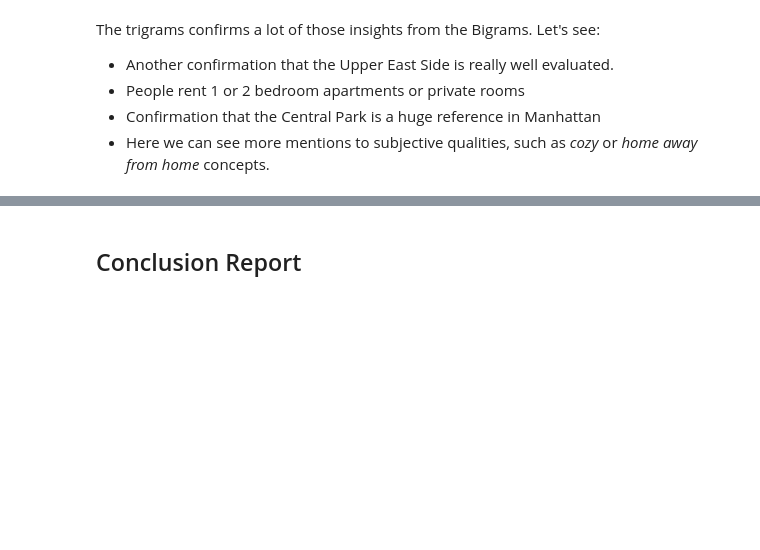
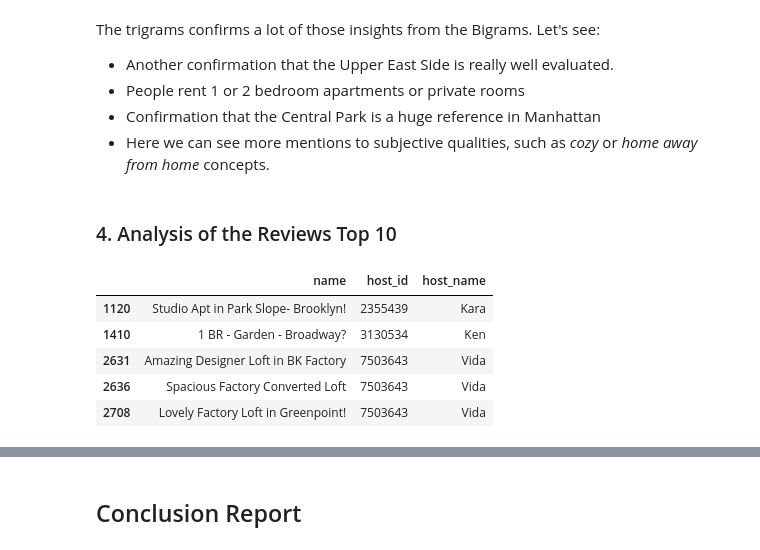
Before and after one commit to gurezende/NYC-Airbnb, a Jupyter notebook: New York Airbnb Dataset Viz.ipynb, the cells around one changed output, grey strips where cells are left out. Cells and saved outputs as stored; diff of their text form; code cells hidden in the pictures; blank space fills up the shorter version.

```diff
--- a/New York Airbnb Dataset Viz.ipynb
+++ b/New York Airbnb Dataset Viz.ipynb
@@ -496,3 +498,17 @@ The trigrams confirms a lot of those insights from the Bigrams. Let's see:
 - People rent 1 or 2 bedroom apartments or private rooms
 - Confirmation that the Central Park is a huge reference in Manhattan
 - Here we can see more mentions to subjective qualities, such as *cozy* or *home away from home* concepts.
+# %% [markdown]
+### 4. Analysis of the Reviews Top 10
+# %%
+# Making a subset
+df4 = df.filter(['name','host_id', 'host_name'], axis=1)
+df4 = df4[df4.host_name.isin(names)]
+df4.head()
+# %% [output]
+|  | name | host_id | host_name |
+| 1120 | Studio Apt in Park Slope- Brooklyn! | 2355439 | Kara |
+| 1410 | 1 BR - Garden - Broadway? | 3130534 | Ken |
+| 2631 | Amazing Designer Loft in BK Factory | 7503643 | Vida |
+| 2636 | Spacious Factory Converted Loft | 7503643 | Vida |
+| 2708 | Lovely Factory Loft in Greenpoint! | 7503643 | Vida |
```
Also changed, not shown: parts of 14 cells of this notebook.
